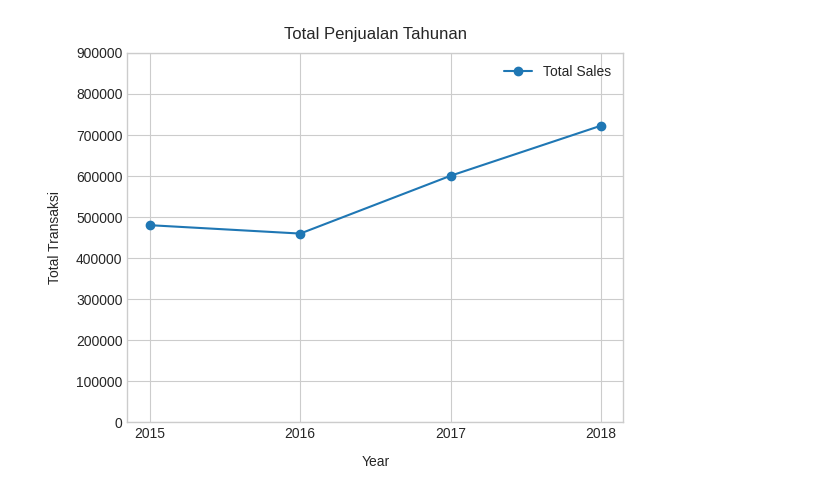
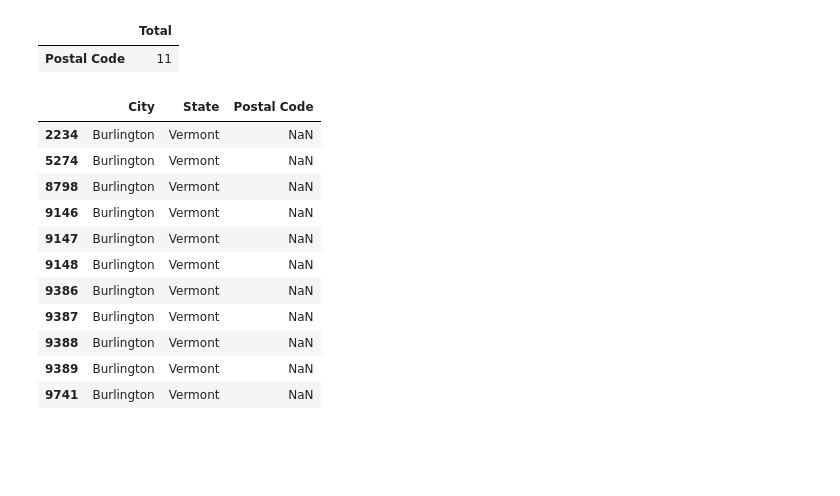
Before and after one commit to Kelnit/Ilm, a Jupyter notebook: Ilm.ipynb, the cells around one changed output. Cells and saved outputs as stored; diff of their text form; code cells hidden in the pictures; blank space fills up the shorter version.

```diff
--- a/Ilm.ipynb
+++ b/Ilm.ipynb
@@ -141,18 +31,38 @@ total_penjualan_yearly
-# %%
-plt.style.use('seaborn-v0_8-whitegrid')
-
-ax = total_penjualan_yearly.plot.line(marker = 'o')
-
-ax.set_title('Total Penjualan Tahunan', pad = 10)
-
-ax.set_xlabel('Year', labelpad=10)
-
-ax.set_ylabel('Total Transaksi', labelpad=10)
-
-ax.set_xticks(total_penjualan_yearly.index)
-
-ax.set_ylim(0, 900000)
-
-plt.show()
-# %% [output]
-[figure, removed]
+# %%
+def findTableNull(dataframe, only_missing = False):
+  # ?
+  result = dataframe.isnull().sum()
+  # ?
+  if result.sum() == 0:
+    # ?
+    return None
+  # ?
+  result = result.to_frame(name = 'Total')
+  # ?
+  result = result.sort_values('Total', ascending = False)
+  # ?
+  if only_missing:
+    # ?
+    result = result[result['Total'] > 0]
+  # ?
+  return result
+
+findTableNull(sales, True)
+# %% [output]
+|  | Total |
+| Postal Code | 11 |
+# %%
+sales[sales['Postal Code'].isnull()][['City', 'State', 'Postal Code']]
+# %% [output]
+|  | City | State | Postal Code |
+| 2234 | Burlington | Vermont | NaN |
+| 5274 | Burlington | Vermont | NaN |
+| 8798 | Burlington | Vermont | NaN |
+| 9146 | Burlington | Vermont | NaN |
+| 9147 | Burlington | Vermont | NaN |
+| 9148 | Burlington | Vermont | NaN |
+| 9386 | Burlington | Vermont | NaN |
+| 9387 | Burlington | Vermont | NaN |
+| 9388 | Burlington | Vermont | NaN |
+| 9389 | Burlington | Vermont | NaN |
+| 9741 | Burlington | Vermont | NaN |
```
Also changed, not shown: parts of 36 cells of this notebook.
